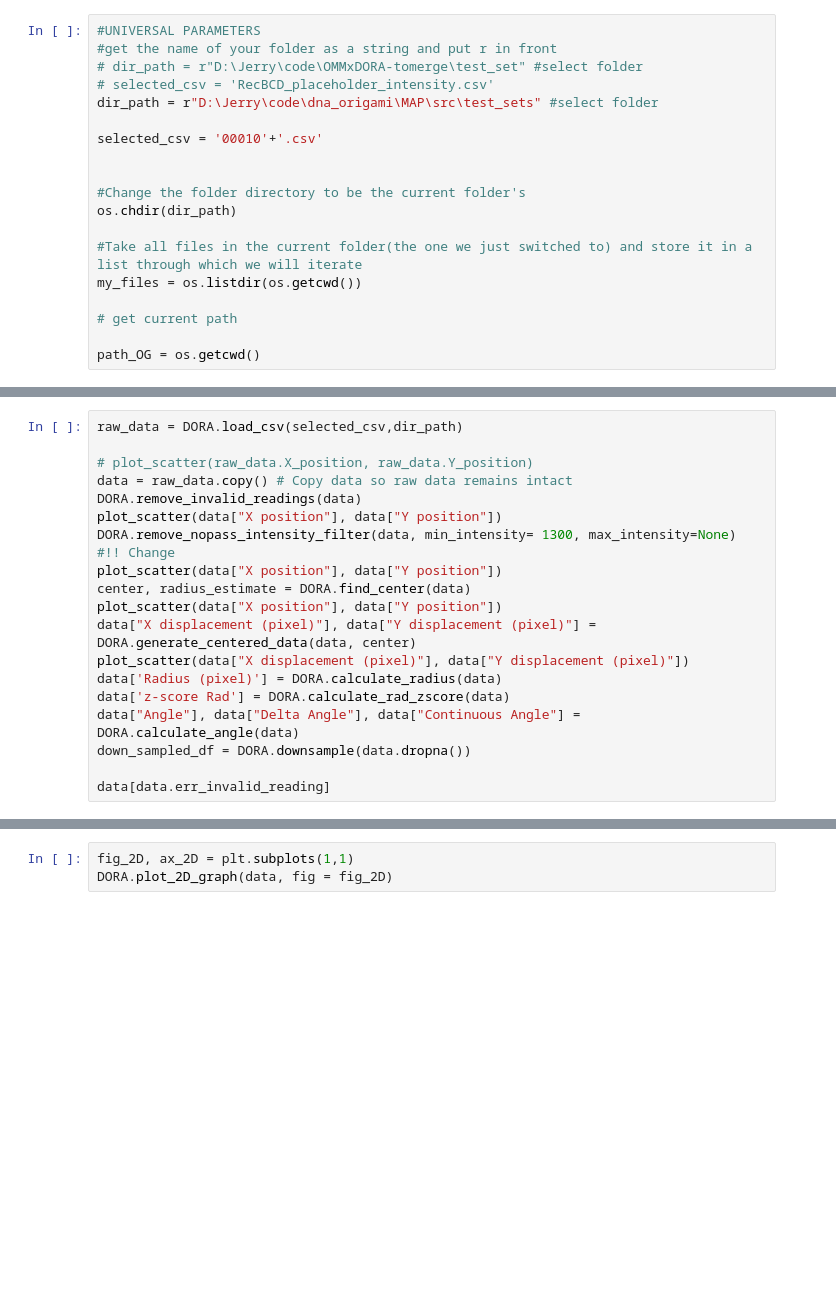
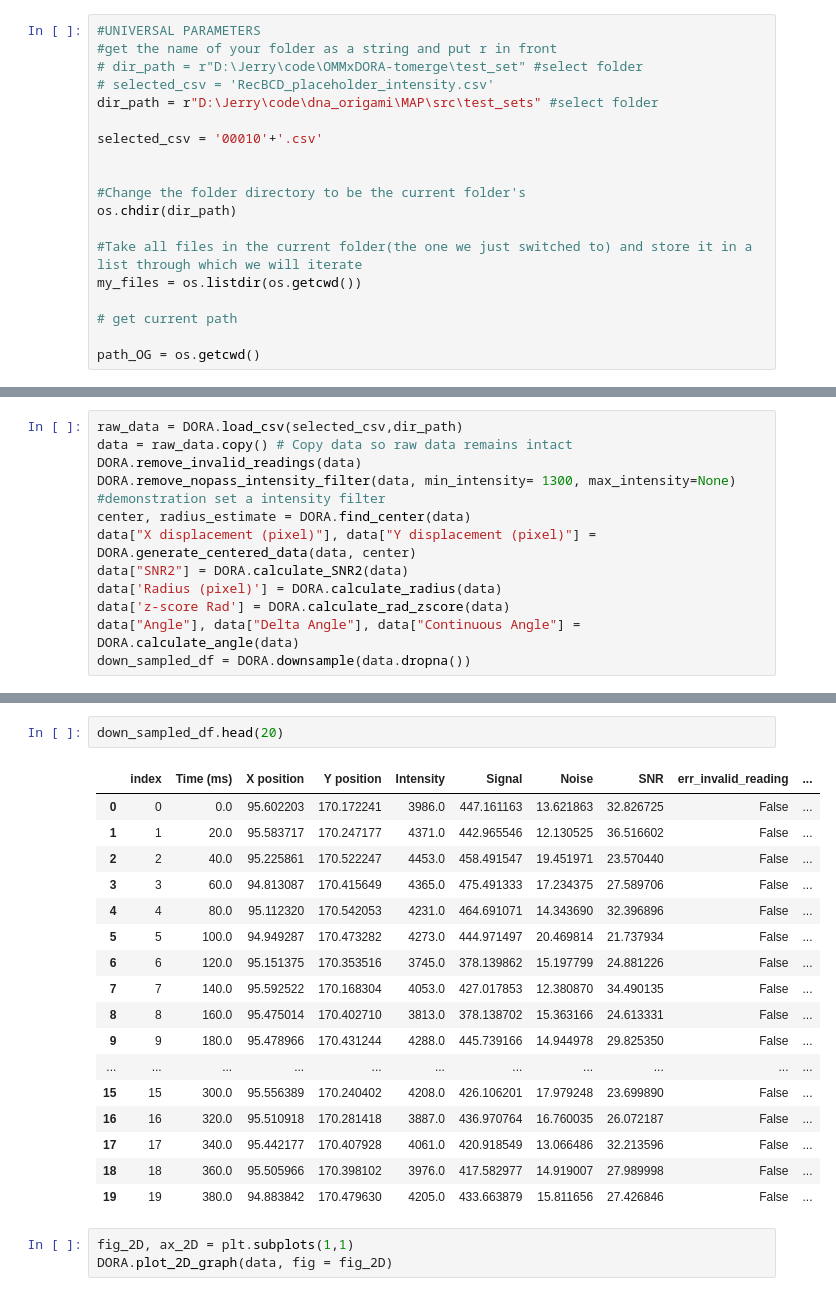
Before and after one commit to bobby3755/MAP, a Jupyter notebook: src/DORA2_Troubleshooter.ipynb, the cells around one changed output, grey strips where cells are left out. Cells and saved outputs as stored; diff of their text form; blank space fills up the shorter version.

```diff
--- a/src/DORA2_Troubleshooter.ipynb
+++ b/src/DORA2_Troubleshooter.ipynb
@@ -71,22 +59,15 @@ def plot_scatter(x, y):
 # %%
 raw_data = DORA.load_csv(selected_csv,dir_path)
-
-# plot_scatter(raw_data.X_position, raw_data.Y_position)
 data = raw_data.copy() # Copy data so raw data remains intact
 DORA.remove_invalid_readings(data)
-plot_scatter(data["X position"], data["Y position"])
-DORA.remove_nopass_intensity_filter(data, min_intensity= 1300, max_intensity=None) #!! Change
-plot_scatter(data["X position"], data["Y position"])
+DORA.remove_nopass_intensity_filter(data, min_intensity= 1300, max_intensity=None) #demonstration set a intensity filter
 center, radius_estimate = DORA.find_center(data)
-plot_scatter(data["X position"], data["Y position"])
 data["X displacement (pixel)"], data["Y displacement (pixel)"] = DORA.generate_centered_data(data, center)
-plot_scatter(data["X displacement (pixel)"], data["Y displacement (pixel)"])
+data["SNR2"] = DORA.calculate_SNR2(data)
 data['Radius (pixel)'] = DORA.calculate_radius(data)
 data['z-score Rad'] = DORA.calculate_rad_zscore(data)
 data["Angle"], data["Delta Angle"], data["Continuous Angle"] = DORA.calculate_angle(data)
 down_sampled_df = DORA.downsample(data.dropna())
-
-data[data.err_invalid_reading]
 # %% [output]
 [INFO] CSV Loaded: 00010.csv
    index  Time (ms)  X position  Y position  Intensity      Signal      Noise  \
@@ -123,3 +89,23 @@ data[data.err_invalid_reading]
+# %%
+down_sampled_df.head(20)
+# %% [output]
+|  | index | Time (ms) | X position | Y position | Intensity | Signal | Noise | SNR | err_invalid_reading | ... |
+| 0 | 0 | 0.0 | 95.602203 | 170.172241 | 3986.0 | 447.161163 | 13.621863 | 32.826725 | False | ... |
+| 1 | 1 | 20.0 | 95.583717 | 170.247177 | 4371.0 | 442.965546 | 12.130525 | 36.516602 | False | ... |
+| 2 | 2 | 40.0 | 95.225861 | 170.522247 | 4453.0 | 458.491547 | 19.451971 | 23.570440 | False | ... |
+| 3 | 3 | 60.0 | 94.813087 | 170.415649 | 4365.0 | 475.491333 | 17.234375 | 27.589706 | False | ... |
+| 4 | 4 | 80.0 | 95.112320 | 170.542053 | 4231.0 | 464.691071 | 14.343690 | 32.396896 | False | ... |
+| 5 | 5 | 100.0 | 94.949287 | 170.473282 | 4273.0 | 444.971497 | 20.469814 | 21.737934 | False | ... |
+| 6 | 6 | 120.0 | 95.151375 | 170.353516 | 3745.0 | 378.139862 | 15.197799 | 24.881226 | False | ... |
+| 7 | 7 | 140.0 | 95.592522 | 170.168304 | 4053.0 | 427.017853 | 12.380870 | 34.490135 | False | ... |
+| 8 | 8 | 160.0 | 95.475014 | 170.402710 | 3813.0 | 378.138702 | 15.363166 | 24.613331 | False | ... |
+| 9 | 9 | 180.0 | 95.478966 | 170.431244 | 4288.0 | 445.739166 | 14.944978 | 29.825350 | False | ... |
+| ... | ... | ... | ... | ... | ... | ... | ... | ... | ... | ... |
+| 15 | 15 | 300.0 | 95.556389 | 170.240402 | 4208.0 | 426.106201 | 17.979248 | 23.699890 | False | ... |
+| 16 | 16 | 320.0 | 95.510918 | 170.281418 | 3887.0 | 436.970764 | 16.760035 | 26.072187 | False | ... |
+| 17 | 17 | 340.0 | 95.442177 | 170.407928 | 4061.0 | 420.918549 | 13.066486 | 32.213596 | False | ... |
+| 18 | 18 | 360.0 | 95.505966 | 170.398102 | 3976.0 | 417.582977 | 14.919007 | 27.989998 | False | ... |
+| 19 | 19 | 380.0 | 94.883842 | 170.479630 | 4205.0 | 433.663879 | 15.811656 | 27.426846 | False | ... |
 # %%
 fig_2D, ax_2D = plt.subplots(1,1)
 DORA.plot_2D_graph(data, fig = fig_2D)
```
Also changed, not shown: parts of 7 cells of this notebook, 4 other files.
